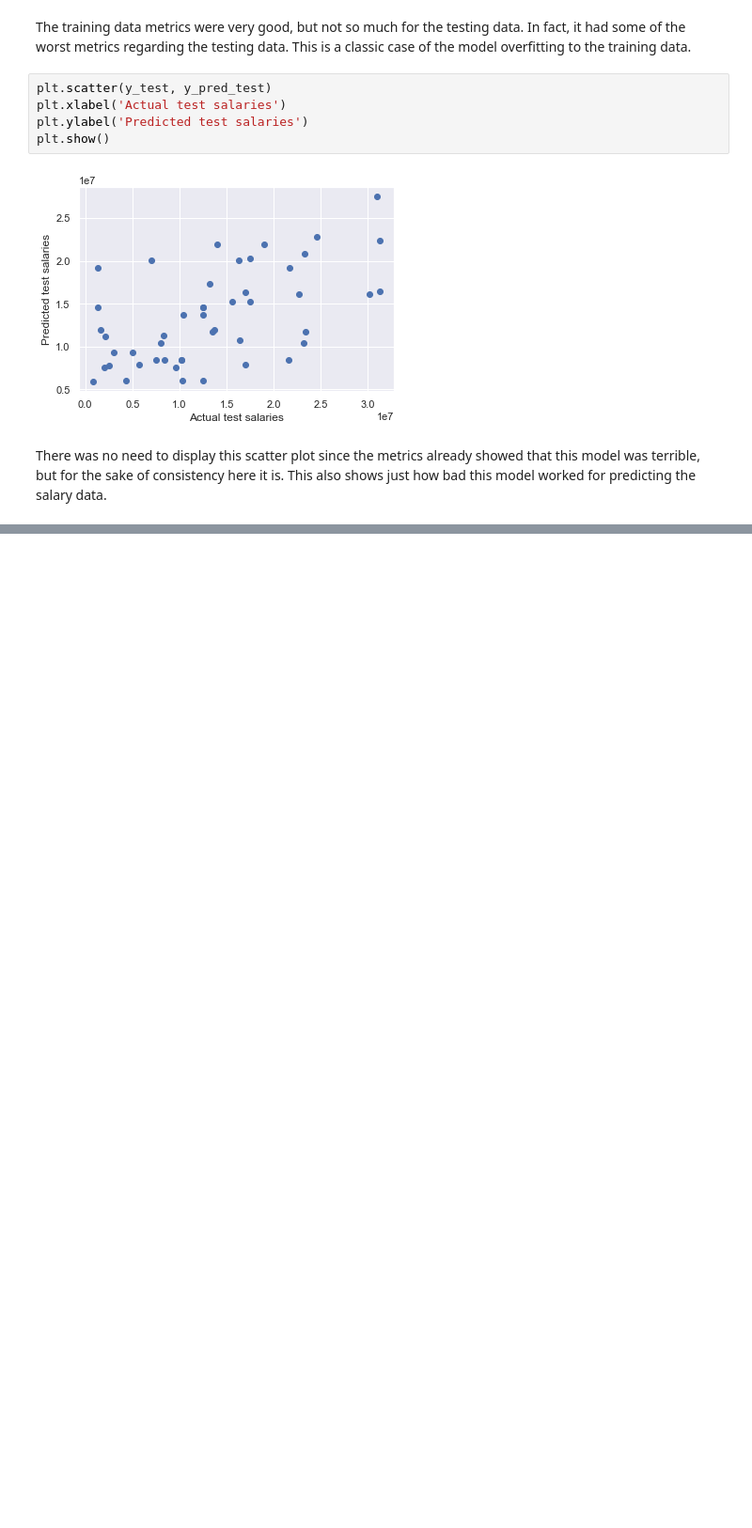
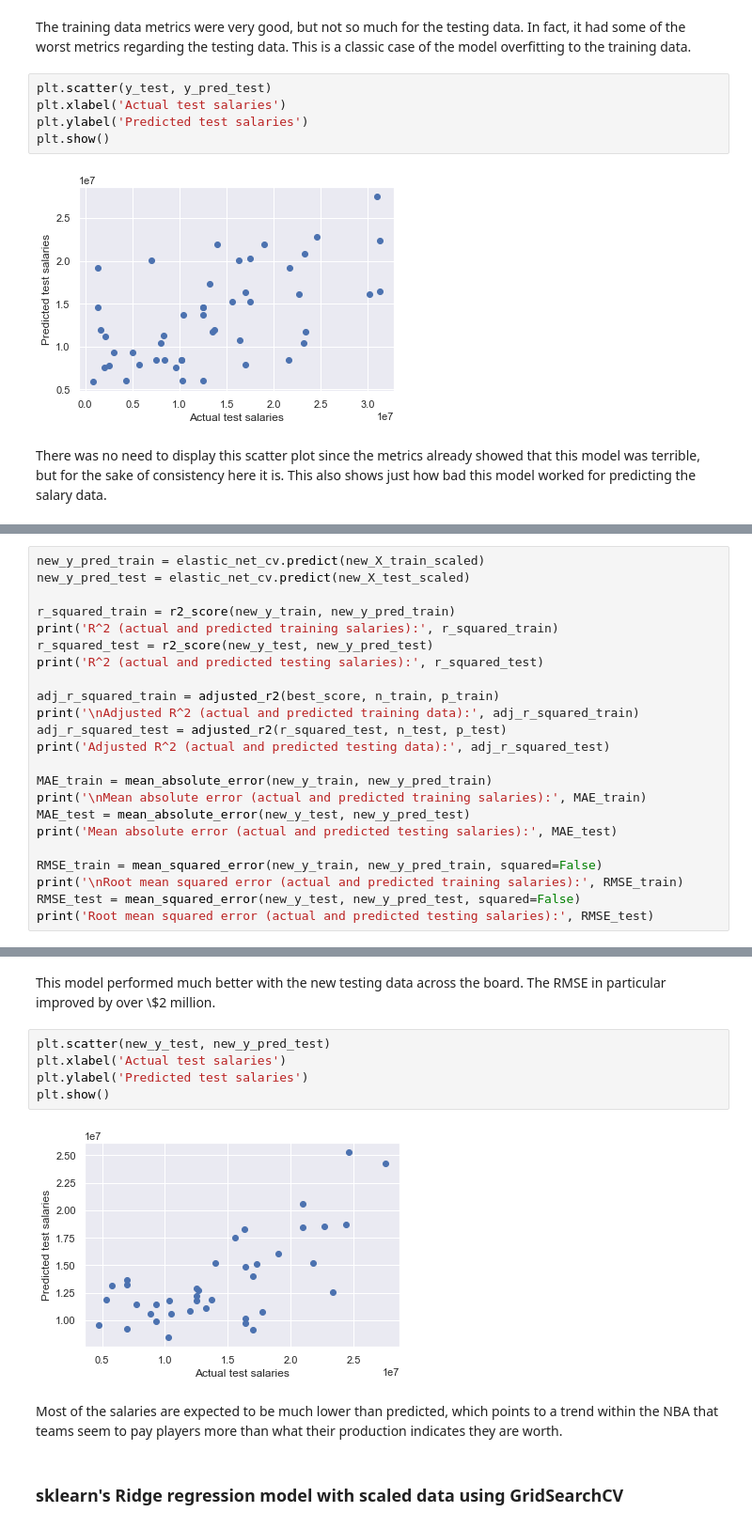
Before and after one commit to Marcial-Medina/Capstone-2---NBA-contracts, a Jupyter notebook: Notebooks/Capstone 2 - Modeling.ipynb, the cells around one changed output, grey strips where cells are left out. Shown at 94% size. Saved outputs shown, nothing was run; the diff lists cells and outputs as text; blank space fills up the shorter version.

```diff
--- a/Notebooks/Capstone 2 - Modeling.ipynb
+++ b/Notebooks/Capstone 2 - Modeling.ipynb
@@ -877,0 +974,23 @@ The random forest model had the best metrics for predicting the salary data so t
+# %%
+new_y_pred_train = elastic_net_cv.predict(new_X_train_scaled)
+new_y_pred_test = elastic_net_cv.predict(new_X_test_scaled)
+
+r_squared_train = r2_score(new_y_train, new_y_pred_train)
+print('R^2 (actual and predicted training salaries):', r_squared_train)
+r_squared_test = r2_score(new_y_test, new_y_pred_test)
+print('R^2 (actual and predicted testing salaries):', r_squared_test)
+
+adj_r_squared_train = adjusted_r2(best_score, n_train, p_train)
+print('\nAdjusted R^2 (actual and predicted training data):', adj_r_squared_train)
+adj_r_squared_test = adjusted_r2(r_squared_test, n_test, p_test)
+print('Adjusted R^2 (actual and predicted testing data):', adj_r_squared_test)
+
+MAE_train = mean_absolute_error(new_y_train, new_y_pred_train)
+print('\nMean absolute error (actual and predicted training salaries):', MAE_train)
+MAE_test = mean_absolute_error(new_y_test, new_y_pred_test)
+print('Mean absolute error (actual and predicted testing salaries):', MAE_test)
+
+RMSE_train = mean_squared_error(new_y_train, new_y_pred_train, squared=False)
+print('\nRoot mean squared error (actual and predicted training salaries):', RMSE_train)
+RMSE_test = mean_squared_error(new_y_test, new_y_pred_test, squared=False)
+print('Root mean squared error (actual and predicted testing salaries):', RMSE_test)
@@ -877,0 +1009,13 @@ The random forest model had the best metrics for predicting the salary data so t
+# %% [markdown]
+This model performed much better with the new testing data across the board. The RMSE in particular improved by over \\$2 million.
+# %%
+plt.scatter(new_y_test, new_y_pred_test)
+plt.xlabel('Actual test salaries')
+plt.ylabel('Predicted test salaries')
+plt.show()
+# %% [output]
+[figure, added]
+# %% [markdown]
+Most of the salaries are expected to be much lower than predicted, which points to a trend within the NBA that teams seem to pay players more than what their production indicates they are worth.
+# %% [markdown]
+### sklearn's Ridge regression model with scaled data using GridSearchCV
```
Also changed, not shown: parts of 41 cells of this notebook.
